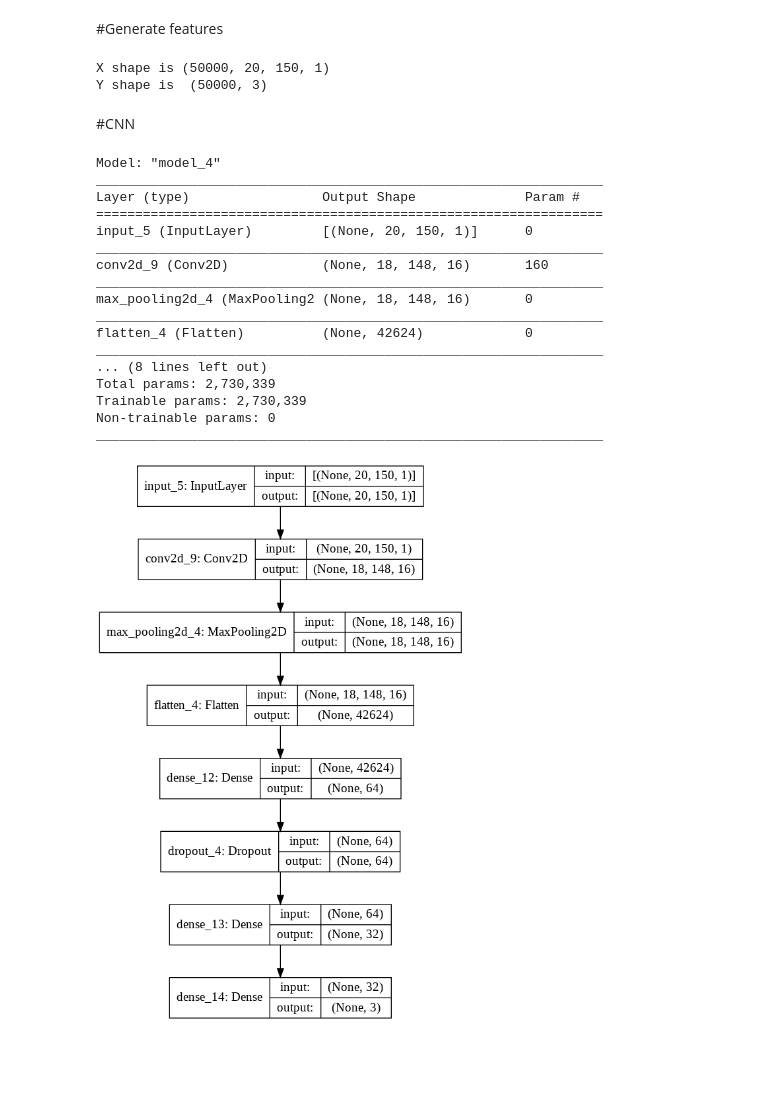
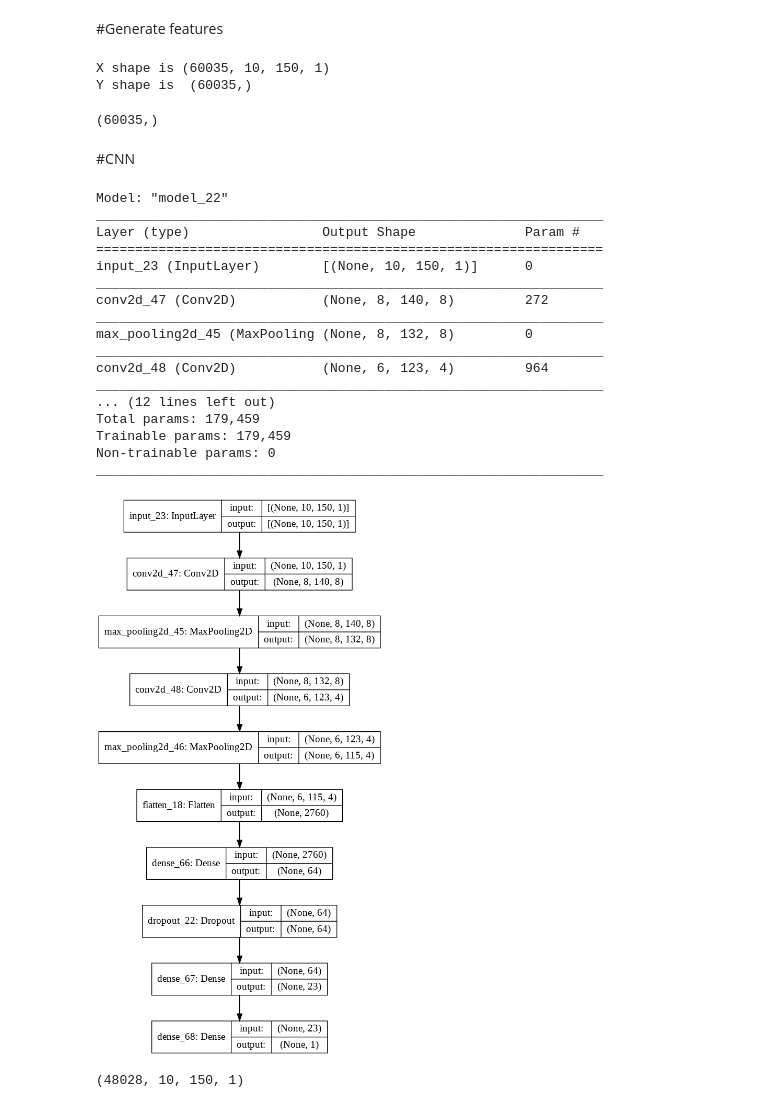
Before and after one commit to mahsaghn/Digikala-Comments-Analysis, a Jupyter notebook: comment_analysis.ipynb, the cells around one changed output. Saved outputs shown, nothing was run; the diff lists cells and outputs as text; code cells hidden in the pictures; blank space fills up the shorter version.

```diff
--- a/comment_analysis.ipynb
+++ b/comment_analysis.ipynb
@@ -50,0 +55,5 @@ import time
+# %%
+vectsize = 150
+wordnum = 10
+partofdb = 1
+samplenum = 60035
@@ -384,6 +425,4 @@ model.wv.index2entity[:50]
 # %% [markdown]
 #Generate features
-# %%
-wordnum = 20
 # %%
 vects = []
@@ -410,10 +451,9 @@ for sent in nostopwords:
 X = np.array(vects)
 X = np.expand_dims(X,3)
 print('X shape is',X.shape)
-Y = np.array(label[:50000])+1
-Y = to_categorical(Y)
+Y = np.array(partedy)
 print('Y shape is ',Y.shape)
 # %% [output]
-X shape is (50000, 20, 150, 1)
-Y shape is  (50000, 3)
+X shape is (60035, 10, 150, 1)
+Y shape is  (60035,)
 # %%
@@ -421,5 +462,9 @@ X_train, X_test, y_train, y_test = train_test_split(X,
                                                     Y,
                                                     test_size=0.20,
                                                     random_state=42)
+# %%
+Y.shape
+# %% [output]
+(60035,)
 # %% [markdown]
 #CNN
@@ -443,48 +471,39 @@ def evaluation(y_test, y_pred, fig_name, title):
 # %%
-def inception_module(layer_in, f1, f2, f3):
-	conv1 = Conv2D(f1, (1,1), padding='same', activation='relu')(layer_in)
-	conv3 = Conv2D(f2, (3,3), padding='same', activation='relu')(layer_in)
-	conv51 = Conv2D(f3, (3,3), padding='same', activation='relu')(layer_in)
-	conv5 = Conv2D(f3, (3,3), padding='same', activation='relu')(conv51)
-	pool = MaxPooling2D((3,3), strides=(1,1), padding='same')(layer_in)
-	layer_out = concatenate([conv1, conv3, conv5, pool], axis=-1)
-	return layer_out
-
 visible = Input(shape=(wordnum,vectsize,1))
-# convlayer = naive_inception_module(visible, 64, 64, 32)
-conv1 = Conv2D(32, (3,6), activation='relu')(visible)
-conv1 = Conv2D(16, (3,3), activation='relu')(visible)
-pool1 = MaxPooling2D((3,3), strides=(1,1), padding='same')(conv1)
-# inception = inception_module(pool1, 32, 64, 16)
-# pool2 = MaxPooling2D((3,3), strides=(1,1), padding='same')(inception)
-# gavgpool = GlobalAveragePooling2D()(pool2)
-gavgpool = Flatten()(pool1)
+conv1 = Conv2D(8, (3,11), activation='relu')(visible)
+pool1 = MaxPooling2D((1,9), strides=(1,1))(conv1)
+conv2 = Conv2D(4, (3,10), activation='relu')(pool1)
+pool2 = MaxPooling2D((1,9), strides=(1,1))(conv2)
+gavgpool = Flatten()(pool2)
 dens1 = Dense(64, activation='relu')(gavgpool)
-# dens2 = Dense(128, activation='relu')(dens1, activation='relu')
-drop2 = Dropout(0.2)(dens1)
-dens3 = Dense(32, activation='relu')(drop2)
-dens4 = Dense(3, activation='sigmoid')(dens3)
+drop2 = Dropout(0.3)(dens1)
+dens2 = Dense(23, activation='relu')(drop2)
+dens4 = Dense(1, activation='tanh')(dens2)
 model = Model(inputs=visible, outputs=dens4)
 
 model.summary()
 plot_model(model, show_shapes=True, to_file='naive_inception_module.png')
 # %% [output]
-Model: "model_4"
+Model: "model_22"
 _________________________________________________________________
 Layer (type)                 Output Shape              Param #
 =================================================================
-input_5 (InputLayer)         [(None, 20, 150, 1)]      0
+input_23 (InputLayer)        [(None, 10, 150, 1)]      0
 _________________________________________________________________
-conv2d_9 (Conv2D)            (None, 18, 148, 16)       160
+conv2d_47 (Conv2D)           (None, 8, 140, 8)         272
 _________________________________________________________________
-max_pooling2d_4 (MaxPooling2 (None, 18, 148, 16)       0
+max_pooling2d_45 (MaxPooling (None, 8, 132, 8)         0
 _________________________________________________________________
-flatten_4 (Flatten)          (None, 42624)             0
+conv2d_48 (Conv2D)           (None, 6, 123, 4)         964
 _________________________________________________________________
-... (8 lines left out)
-Total params: 2,730,339
-Trainable params: 2,730,339
+... (12 lines left out)
+Total params: 179,459
+Trainable params: 179,459
 Non-trainable params: 0
 _________________________________________________________________
-[figure, old version]
+[figure, new version]
+# %%
+X_train.shape
+# %% [output]
+(48028, 10, 150, 1)
 # %%
```
Also changed, not shown: parts of 58 cells of this notebook.
